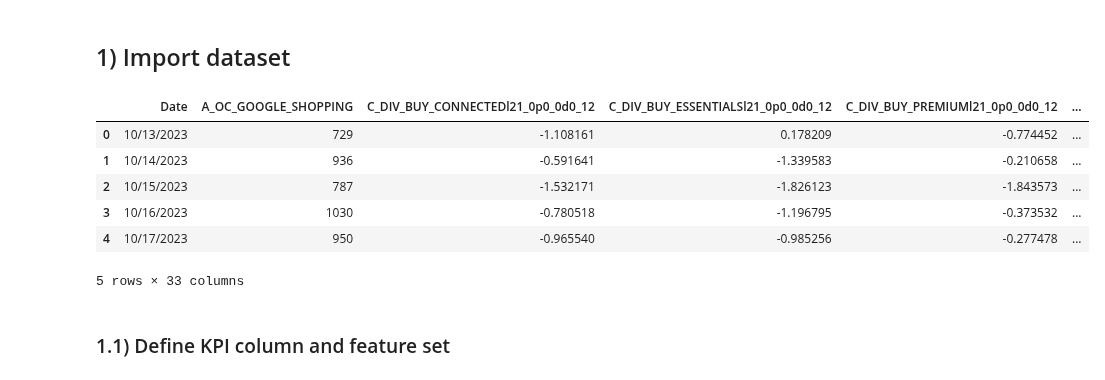
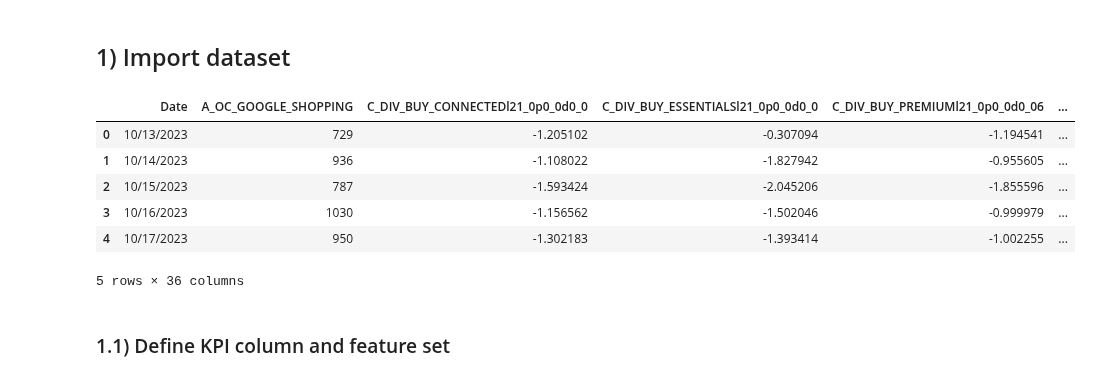
Before and after one commit to zzWIInTer/zz_onstar_rba, a Jupyter notebook: Regularized Regression.ipynb, the cells around one changed output. Cells and saved outputs as stored; diff of their text form; code cells hidden in the pictures.

```diff
--- a/Regularized Regression.ipynb
+++ b/Regularized Regression.ipynb
@@ -124,21 +127,21 @@ bigquery.USE_LEGACY_SQL = False
 # ORDER BY date; #update with project name.
 # %%
 #update file name
-file_name = 'https://raw.githubusercontent.com/zzWIInTer/zz_onstar_rba/master/final_cleaned_data.csv'
+file_name = 'https://raw.githubusercontent.com/zzWIInTer/zz_onstar_rba/master/final_cleaned_data_0708.csv'
 df_raw = pd.read_csv(file_name)
 df_raw.fillna(0, inplace=True)
 
-#df=df_raw.copy()
-df=df_raw.drop(columns=['DIV_WYG_PPl21_0p0_0d0_12'],axis=1).copy()
+df=df_raw.copy()
+#df=df_raw.drop(columns=['DIV_WYG_PPl21_0p0_0d0_12'],axis=1).copy()
 df.head()
 # %% [output]
-|  | Date | A_OC_GOOGLE_SHOPPING | C_DIV_BUY_CONNECTEDl21_0p0_0d0_12 | C_DIV_BUY_ESSENTIALSl21_0p0_0d0_12 | C_DIV_BUY_PREMIUMl21_0p0_0d0_12 | ... |
-| 0 | 10/13/2023 | 729 | -1.108161 | 0.178209 | -0.774452 | ... |
-| 1 | 10/14/2023 | 936 | -0.591641 | -1.339583 | -0.210658 | ... |
-| 2 | 10/15/2023 | 787 | -1.532171 | -1.826123 | -1.843573 | ... |
-| 3 | 10/16/2023 | 1030 | -0.780518 | -1.196795 | -0.373532 | ... |
-| 4 | 10/17/2023 | 950 | -0.965540 | -0.985256 | -0.277478 | ... |
+|  | Date | A_OC_GOOGLE_SHOPPING | C_DIV_BUY_CONNECTEDl21_0p0_0d0_0 | C_DIV_BUY_ESSENTIALSl21_0p0_0d0_0 | C_DIV_BUY_PREMIUMl21_0p0_0d0_06 | ... |
+| 0 | 10/13/2023 | 729 | -1.205102 | -0.307094 | -1.194541 | ... |
+| 1 | 10/14/2023 | 936 | -1.108022 | -1.827942 | -0.955605 | ... |
+| 2 | 10/15/2023 | 787 | -1.593424 | -2.045206 | -1.855596 | ... |
+| 3 | 10/16/2023 | 1030 | -1.156562 | -1.502046 | -0.999979 | ... |
+| 4 | 10/17/2023 | 950 | -1.302183 | -1.393414 | -1.002255 | ... |
-5 rows × 33 columns
+5 rows × 36 columns
 # %%
 #df.head()
 # %% [markdown]
```
Also changed, not shown: parts of 29 cells of this notebook.
